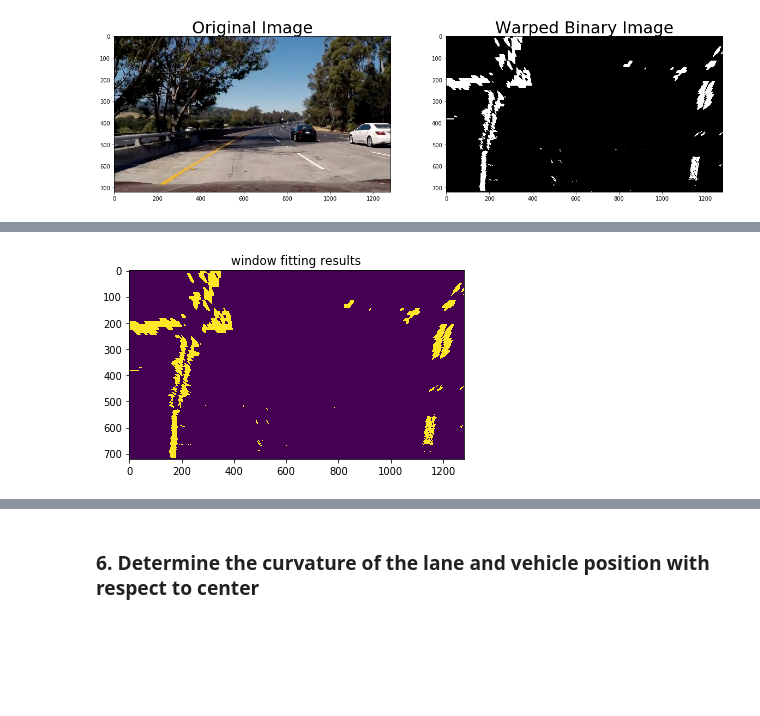
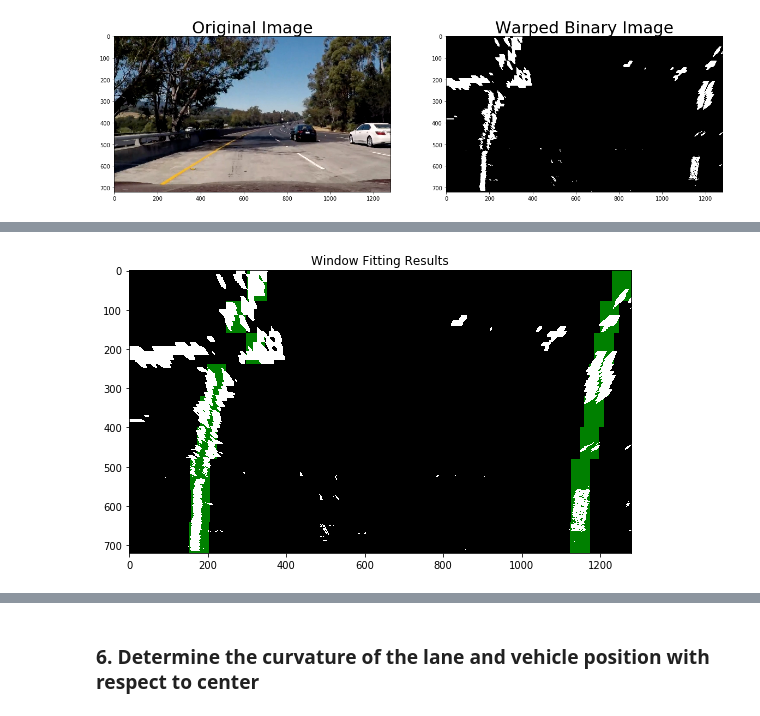
Before and after one commit to ek8203/CarND-Advanced-Lane-Lines, a Jupyter notebook: advanced_lane_finding.ipynb, the cells around one changed output, grey strips where cells are left out. Cells and saved outputs as stored; diff of their text form; code cells hidden in the pictures; blank space fills up the shorter version.

```diff
--- a/advanced_lane_finding.ipynb
+++ b/advanced_lane_finding.ipynb
@@ -428,16 +428,6 @@ plt.imsave('output_images/warped_binary.jpg', warp_bin_image, cmap='gray')
 # %% [output]
 [figure]
 # %%
-image = cv2.imread('test_images/test5.jpg')
-image = cv2.cvtColor(image, cv2.COLOR_BGR2RGB)
-
-warped = warp_binary(image)
-
-# window settings
-window_width = 50
-window_height = 80 # Break image into 9 vertical layers since image height is 720
-margin = 100 # How much to slide left and right for searching
-
 def window_mask(width, height, img_ref, center, level):
     output = np.zeros_like(img_ref)
     output[int(img_ref.shape[0]-(level+1)*height):int(img_ref.shape[0]-level*height),max(0,int(center-width/2)):min(int(center+width/2),img_ref.shape[1])] = 1
@@ -476,39 +466,60 @@ def find_window_centroids(image, window_width, window_height, margin):
         r_max_index = int(min(r_center+offset+margin,image.shape[1]))
         r_center = np.argmax(conv_signal[r_min_index:r_max_index])+r_min_index-offset
         # Add what we found for that layer
-        window_centroids.append((l_center,r_center))
+        window_centroids.append((l_center, r_center))
 
     return window_centroids
 
-window_centroids = find_window_centroids(warped, window_width, window_height, margin)
+def find_line_boundary(image, window_width=50, window_height=80, margin=100):
+    """
+    Input:
+        image
+        Window settings
+            window_width - number of horizontal layers of the window
+            window_height - number of vertical layers of the image
+            margin - how much to slide left and right for searching
+    """
+    # Make binary warped image of the lane lines
+    warped = warp_binary(image)
 
-# If we found any window centers
-if len(window_centroids) > 0:
+    # Find center window position
+    window_centroids = find_window_centroids(warped, window_width, window_height, margin)
 
-    # Points used to draw all the left and right windows
-    l_points = np.zeros_like(warped)
-    r_points = np.zeros_like(warped)
+    # If we found any window centers
+    if len(window_centroids) > 0:
 
-    # Go through each level and draw the windows
-    for level in range(0,len(window_centroids)):
-        # Window_mask is a function to draw window areas
-        l_mask = window_mask(window_width,window_height,warped,window_centroids[level][0],level)
-        r_mask = window_mask(window_width,window_height,warped,window_centroids[level][1],level)
-        # Add graphic points from window mask here to total pixels found
-        l_points[(l_points == 255) | ((l_mask == 1) ) ] = 255
-        r_points[(r_points == 255) | ((r_mask == 1) ) ] = 255
+        # Points used to draw all the left and right windows
+        l_points = np.zeros_like(warped)
+        r_points = np.zeros_like(warped)
 
-    # Draw the results
-    template = np.array(r_points+l_points,np.uint8) # add both left and right window pixels together
-    zero_channel = np.zeros_like(template) # create a zero color channel
-    template = np.array(cv2.merge((zero_channel,template,zero_channel)),np.uint8) # make window pixels green
-    warpage= np.dstack((warped, warped, warped))*255 # making the original road pixels 3 color channels
-    output = cv2.addWeighted(warpage, 1, template, 0.5, 0.0) # overlay the orignal road image with window results
-# If no window centers found, just display orginal road image
-else:
-    output = np.array(cv2.merge((warped,warped,warped)),np.uint8)
+        # Go through each level and draw the windows
+        for level in range(0,len(window_centroids)):
+            # Window_mask is a function to draw window areas
+            l_mask = window_mask(window_width,window_height,warped,window_centroids[level][0],level)
+            r_mask = window_mask(window_width,window_height,warped,window_centroids[level][1],level)
+            # Add graphic points from window mask here to total pixels found
+            l_points[(l_points == 255) | ((l_mask == 1) ) ] = 255
+            r_points[(r_points == 255) | ((r_mask == 1) ) ] = 255
 
-plt.imshow(output)
-plt.title('window fitting results')
-plt.show()
+        # Draw the results
+        template = np.array(r_points+l_points,np.uint8) # add both left and right window pixels together
+        zero_channel = np.zeros_like(template) # create a zero color channel
+        template = np.array(cv2.merge((zero_channel,template,zero_channel)),np.uint8) # make window pixels green
+        warpage= np.dstack((warped, warped, warped))*255 # making the original road pixels 3 color channels
+        output = cv2.addWeighted(warpage, 1, template, 0.5, 0.0) # overlay the orignal road image with window results
+    # If no window centers found, just display orginal road image
+    else:
+        output = np.array(cv2.merge((warped,warped,warped)),np.uint8)
+
+    return output, window_centroids
+
+image = cv2.imread('test_images/test5.jpg')
+image = cv2.cvtColor(image, cv2.COLOR_BGR2RGB)
+
+lines,_ = find_line_boundary(image)
+
+# Visualize perspective transform
+figure = plt_one(lines, 'Window Fitting Results', cmap='gray')
+figure.savefig('output_images/window_fitting.jpg')   # save the figure to file
+plt.close(figure)    # close the figure
 # %% [output]
@@ -515 +527 @@ plt.show()
-[figure, old version]
+[figure, new version]
```
Also changed, not shown: parts of 3 cells of this notebook.
